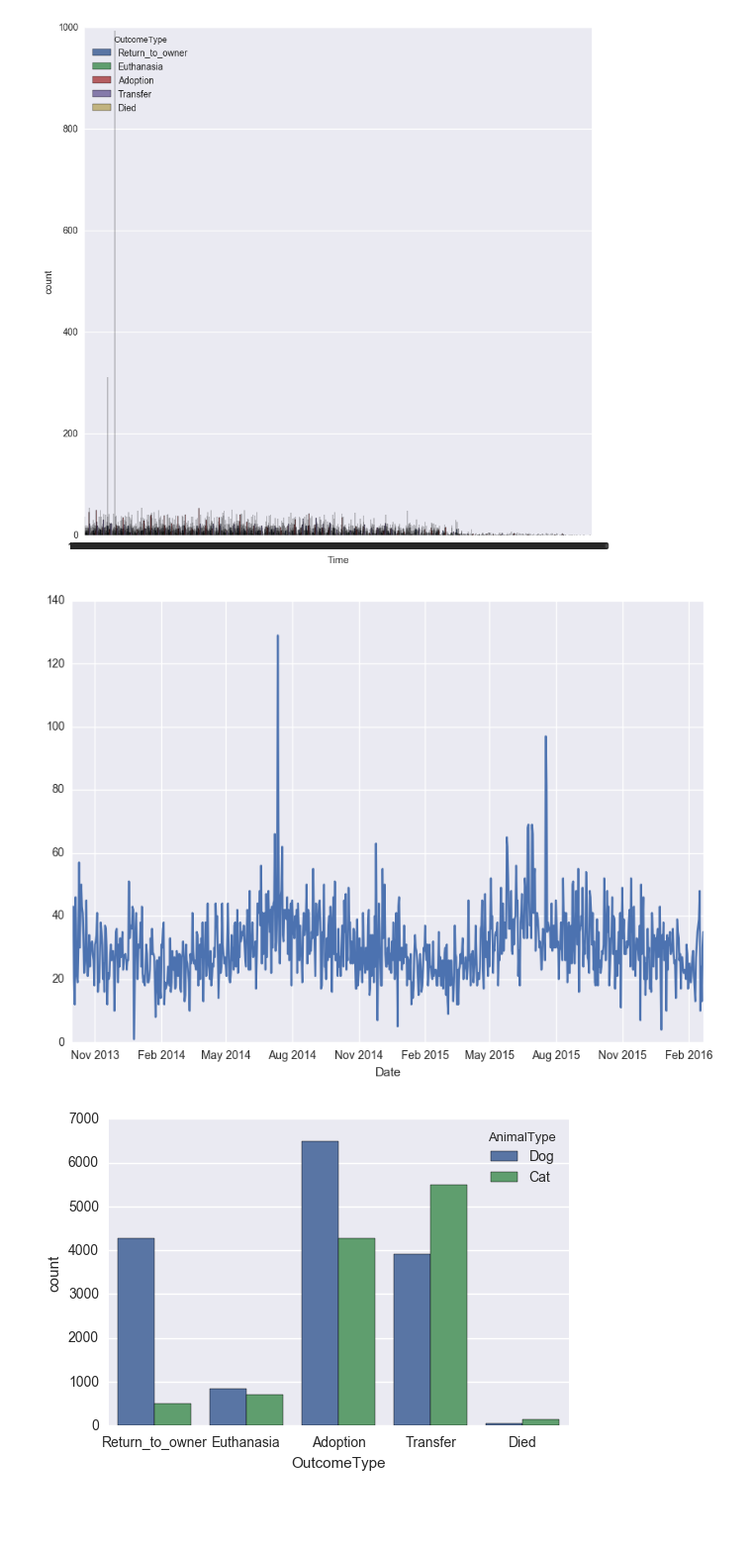
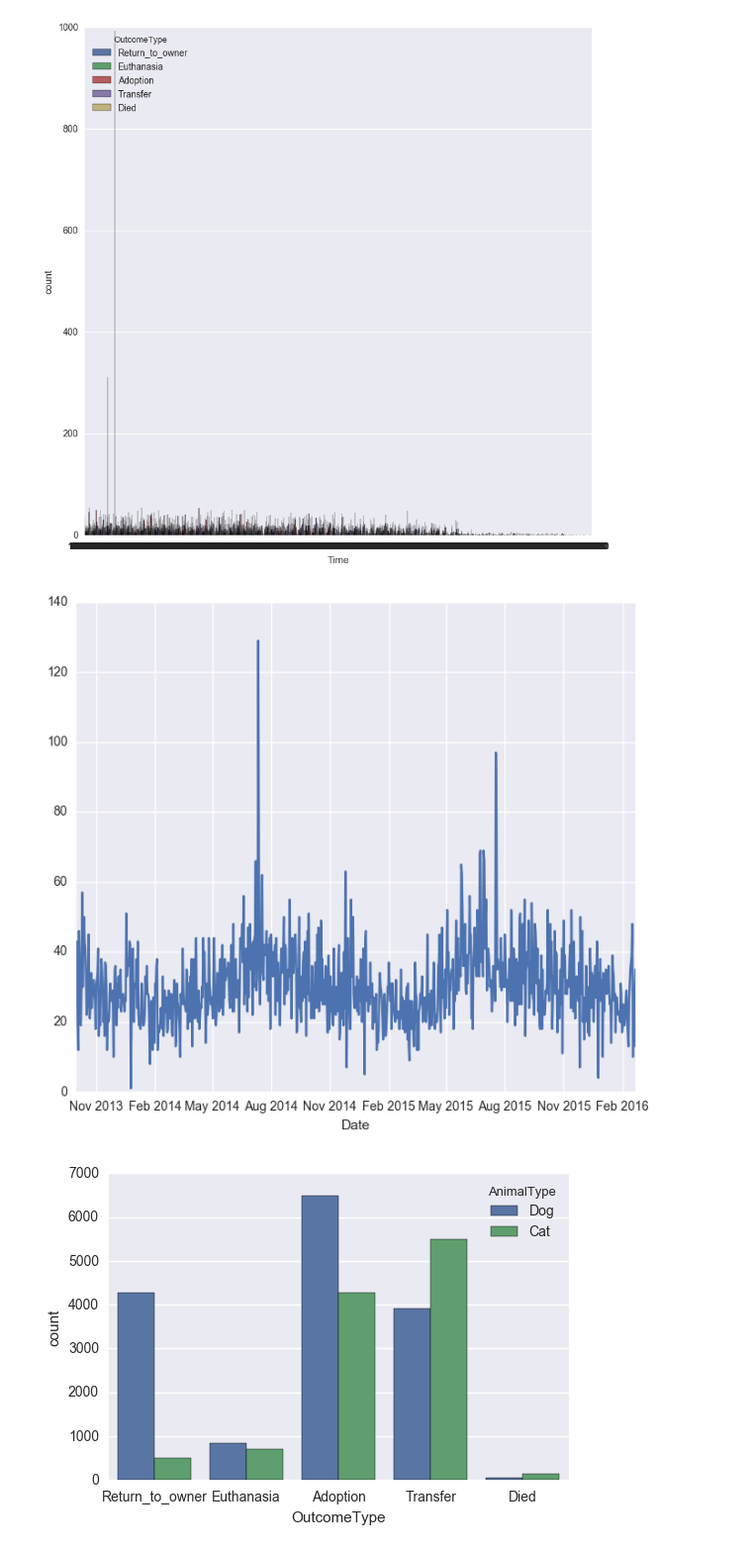
Before and after one commit to GauriP/machine-learning, a Jupyter notebook: projects/capstone/CapstoneProject - Animal Shelter Outcomes.ipynb, the cells around one changed output. Shown at 99% size. Cells and saved outputs as stored; diff of their text form; code cells hidden in the pictures; blank space fills up the shorter version.

```diff
--- a/projects/capstone/CapstoneProject - Animal Shelter Outcomes.ipynb
+++ b/projects/capstone/CapstoneProject - Animal Shelter Outcomes.ipynb
@@ -302,13 +302,13 @@ sns.countplot(x='Time', data =ndf, hue='OutcomeType')
 [figure]
 # %%
 #date  = ndf['Date']
-DatePlot = plt.figure(figsize = (10,7))
+DatePlot = plt.figure(figsize = (8,7))
 date = ndf['Date']
 date = date.groupby(date).count()
 date.plot()
 DatePlot.savefig("DatePlot.png")
 # %% [output]
-[figure, old version]
+[figure, new version]
 # %%
 #sns.countplot(x='OutcomeType', data =ndf, palette="Greens_d")
 AnimalType = sns.countplot(x='OutcomeType', data =ndf, hue='AnimalType')
```
Also changed, not shown: parts of 1 cell of this notebook, 3 other files.
